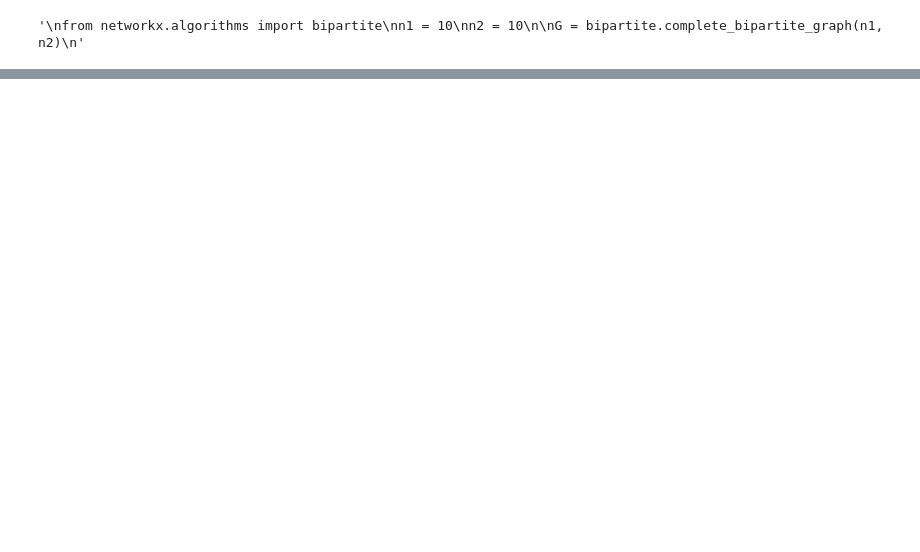
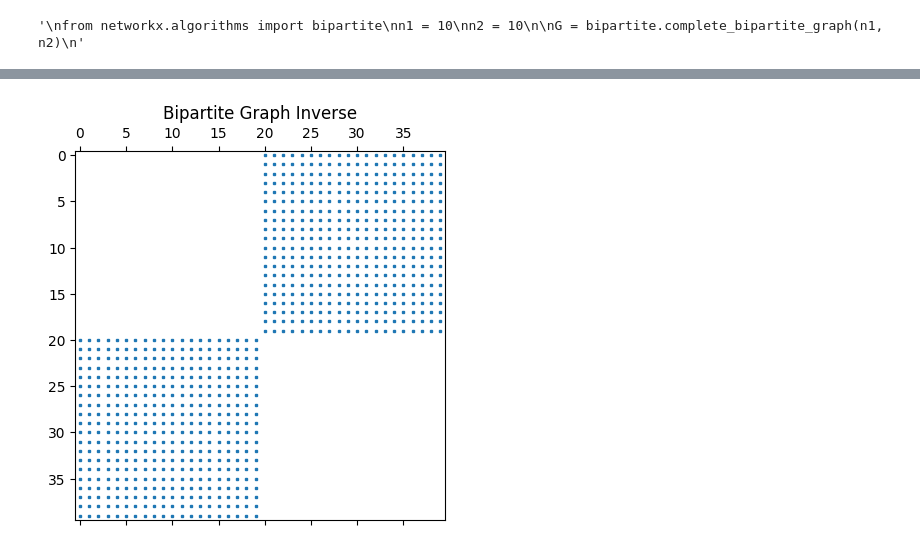
Before and after one commit to GregorySchwing/MatchingInPython, a Jupyter notebook: simplegaussian.ipynb, the cells around one changed output, grey strips where cells are left out. Cells and saved outputs as stored; diff of their text form; code cells hidden in the pictures; blank space fills up the shorter version.

```diff
--- a/simplegaussian.ipynb
+++ b/simplegaussian.ipynb
@@ -744,0 +184,10 @@ for row_index, is_invertible in enumerate(invertibility_results):
+# %%
+#Compute its LU
+%matplotlib inline
+import matplotlib.pyplot as plt
+plt.spy(invMat, markersize=2)
+
+plt.title("Bipartite Graph Inverse")
+plt.show()
+# %% [output]
+[figure, added]
```
Also changed, not shown: parts of 40 cells of this notebook.
